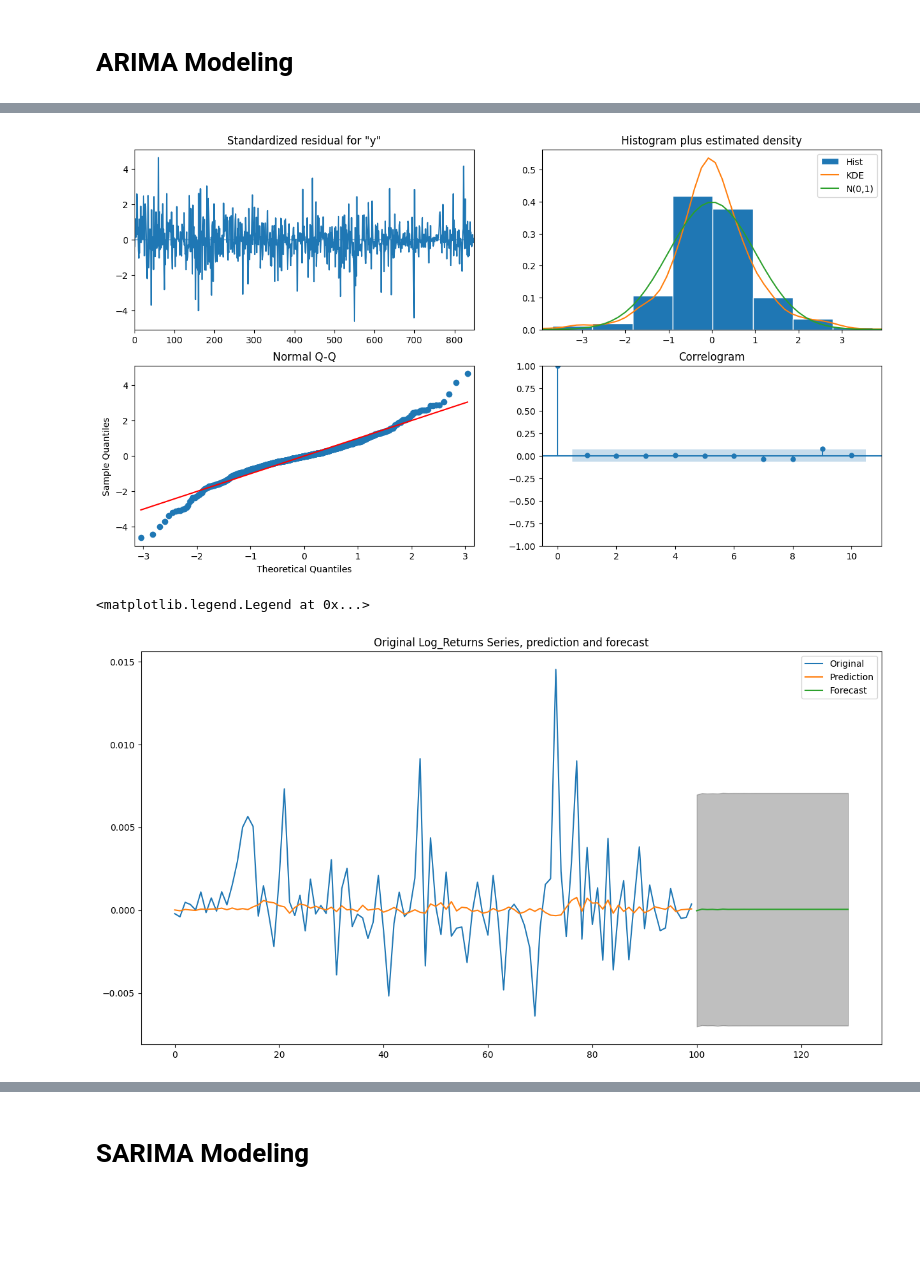
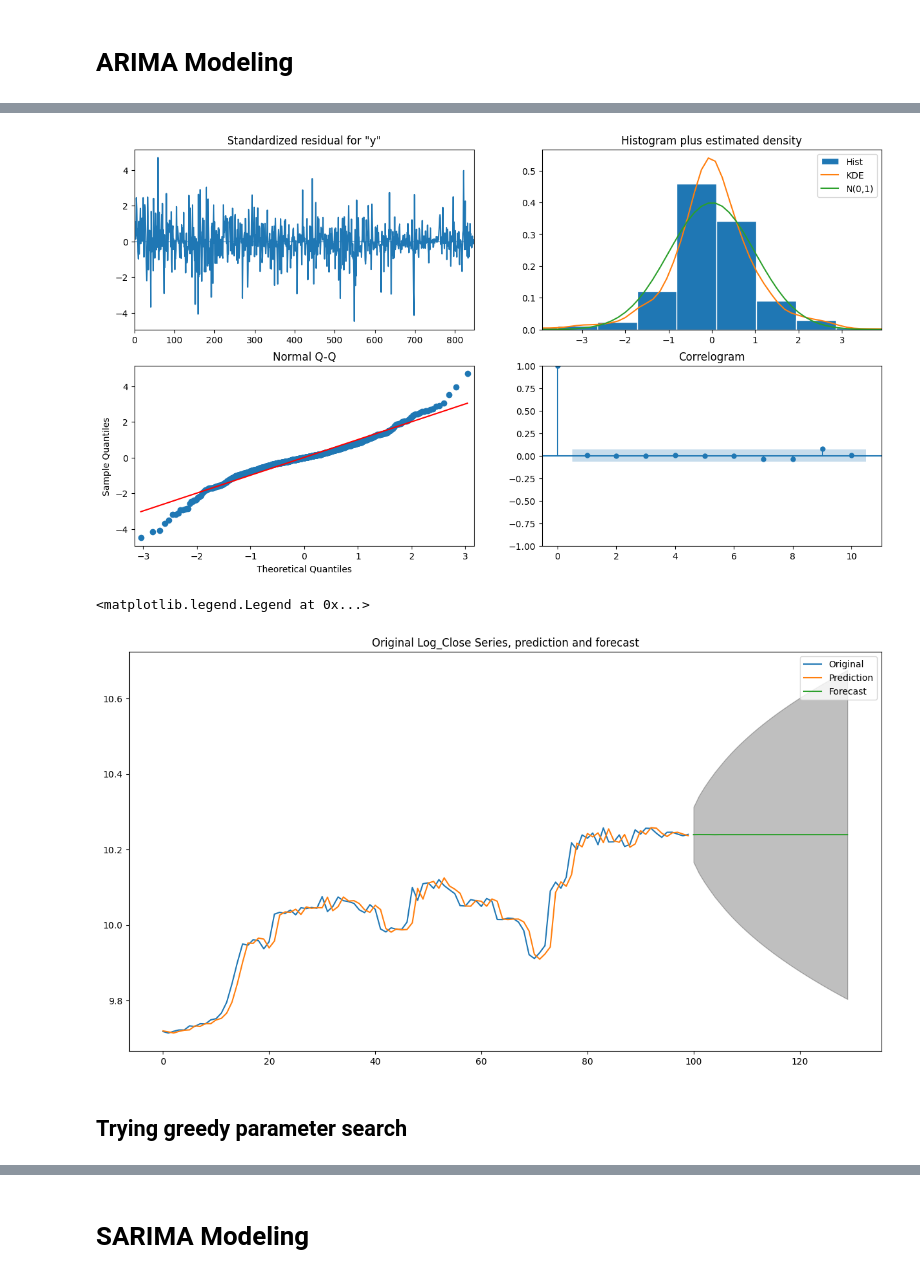
Before and after one commit to BaptisteZloch/Machine-learning-techniques-in-finance, a Jupyter notebook: src/05_AR_ARIMA_model.ipynb, the cells around one changed output, grey strips where cells are left out. Drawn from its saved outputs; the diff is of its cells as text; code cells hidden in the pictures; blank space fills up the shorter version.

Commit message:
image, CNN, LSTM...

```diff
--- a/src/05_AR_ARIMA_model.ipynb
+++ b/src/05_AR_ARIMA_model.ipynb
@@ -75,7 +76,7 @@ df_BTC.head()
 from statsmodels.graphics.tsaplots import plot_acf, plot_pacf
 import matplotlib.pyplot as plt
 
-serie = "Log_Returns"
+serie = "Log_Close"
 
 # Original Series
 fig, axes = plt.subplots(3, 2, figsize=(15, 8))
@@ -139,7 +140,7 @@ You can observe that the ACF lag 1 is quite significant since is well above the
 # %%
 from statsmodels.tsa.arima.model import ARIMA
 
-model = ARIMA(df_BTC[serie].values, order=(6,0,2)) #(p, d, q)
+model = ARIMA(df_BTC[serie].values, order=(6, 1, 2))  # (p, d, q)
 model_fit = model.fit()
 print(model_fit.summary())
 # %% [output]
@@ -164,29 +165,33 @@ Warnings:
 model_fit.plot_diagnostics(figsize=(15, 8))
 plt.show()
 # %% [output]
-[figure, old version]
+[figure, new version]
 # %%
 df_to_plot = df_BTC.iloc[-100:]
 fitted = model_fit.fittedvalues[-100:]
 steps = 30
 forecasted = model_fit.get_forecast(steps=steps)
 
 
 fig, axes = plt.subplots(1, 1, figsize=(15, 8))
 
 orig_x_axis = list(range(len(df_to_plot)))
-full_x_axis = list(range(len(df_to_plot)+steps))
+full_x_axis = list(range(len(df_to_plot) + steps))
 
-axes.plot(orig_x_axis, df_to_plot[serie].values,label="Original")
-axes.plot(orig_x_axis, fitted,label="Prediction")
-axes.plot(full_x_axis[-steps:], forecasted.predicted_mean,label="Forecast")
-axes.fill_between(full_x_axis[-steps:],
-                forecasted.conf_int()[:, 0],
-                forecasted.conf_int()[:, 1], color='k', alpha=.25)
-axes.set_title(
-    f"Original {serie} Series, prediction and forecast"
+axes.plot(orig_x_axis, df_to_plot[serie].values, label="Original")
+axes.plot(orig_x_axis, fitted, label="Prediction")
+axes.plot(full_x_axis[-steps:], forecasted.predicted_mean, label="Forecast")
+axes.fill_between(
+    full_x_axis[-steps:],
+    forecasted.conf_int()[:, 0],
+    forecasted.conf_int()[:, 1],
+    color="k",
+    alpha=0.25,
 )
+axes.set_title(f"Original {serie} Series, prediction and forecast")
 axes.legend()
 # %% [output]
 <matplotlib.legend.Legend at 0x...>
-[figure, old version]
+[figure, new version]
+# %% [markdown]
+## Trying greedy parameter search
```
Also changed, not shown: parts of 14 cells of this notebook, 7 other files.
